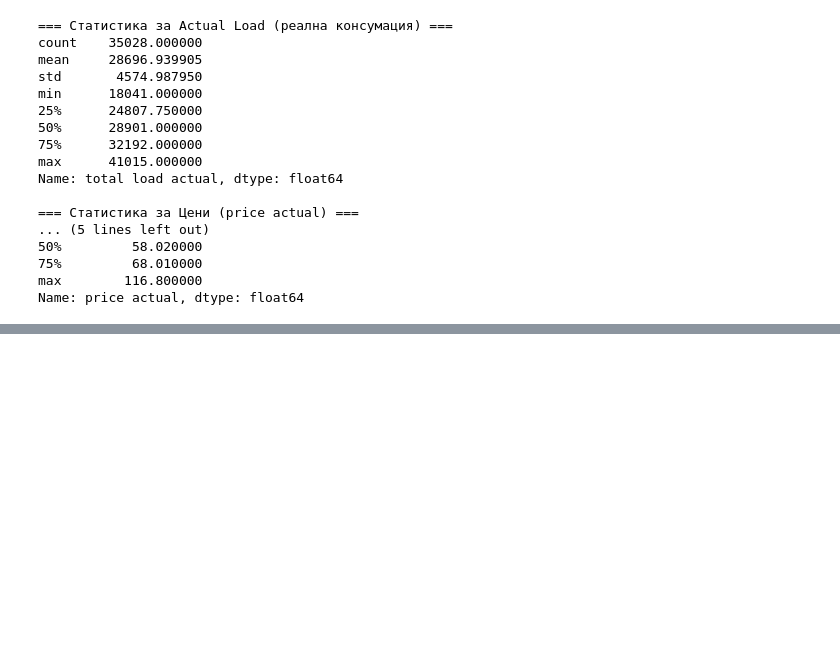
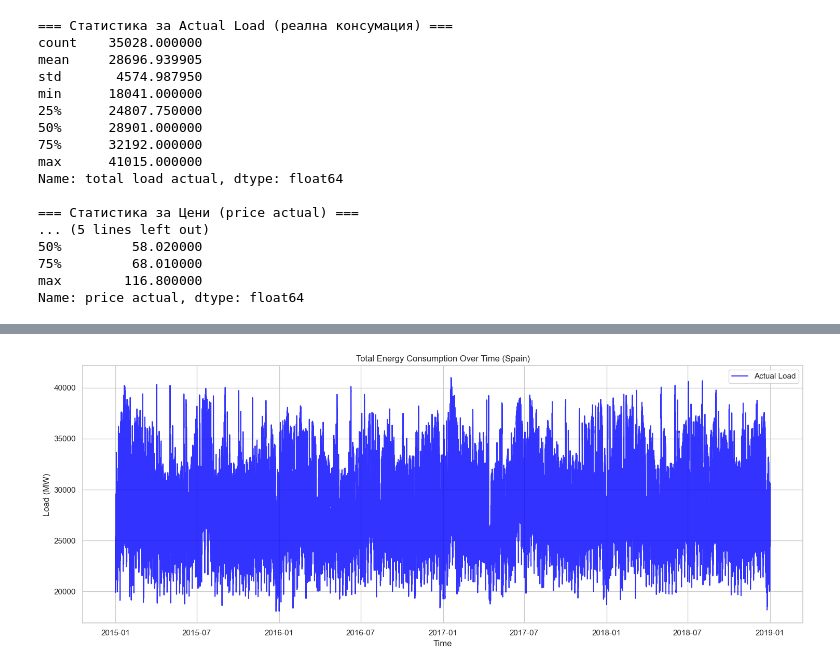
Before and after one commit to alexandrogarnacho94/project-energy-eda-forecast, a Jupyter notebook: notebooks/01_eda.ipynb, the cells around one changed output, grey strips where cells are left out. Cells and saved outputs as stored; diff of their text form; code cells hidden in the pictures; blank space fills up the shorter version.

Commit message:
feat: initial EDA with time series visualizations (hourly, daily, monthly patterns)

```diff
--- a/notebooks/01_eda.ipynb
+++ b/notebooks/01_eda.ipynb
@@ -154,3 +154,11 @@ Name: total load actual, dtype: float64
 75%         68.010000
 max        116.800000
 Name: price actual, dtype: float64
+# %%
+# Convert 'time' column to datetime with UTC handling
+df['time'] = pd.to_datetime(df['time'], utc=True)
+
+print("✅ Time column converted successfully (with UTC)!")
+print("First 5 dates:\n", df['time'].head())
+print("\nData period:", df['time'].min(), "to", df['time'].max())
+print("Timezone:", df['time'].dt.tz)
@@ -156,0 +177,15 @@ Name: price actual, dtype: float64
+# %%
+import matplotlib.pyplot as plt
+
+# Plot overall energy consumption over time
+plt.figure(figsize=(15, 6))
+plt.plot(df['time'], df['total load actual'], label='Actual Load', color='blue', alpha=0.8)
+plt.title('Total Energy Consumption Over Time (Spain)')
+plt.xlabel('Time')
+plt.ylabel('Load (MW)')
+plt.legend()
+plt.grid(True)
+plt.tight_layout()
+plt.show()
+# %% [output]
+[figure, added]
```
Also changed, not shown: parts of 6 cells of this notebook.
